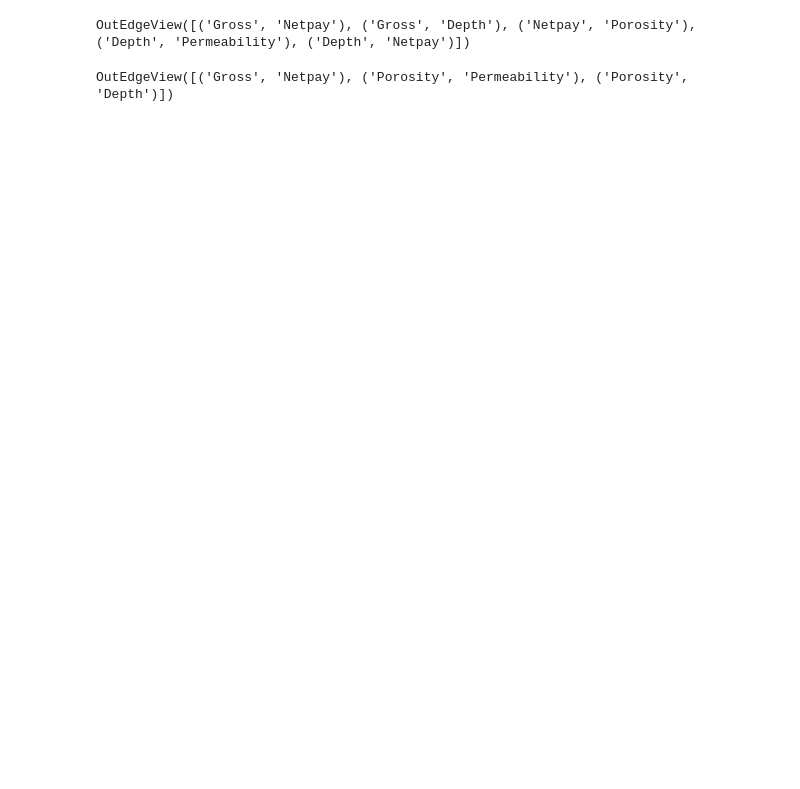
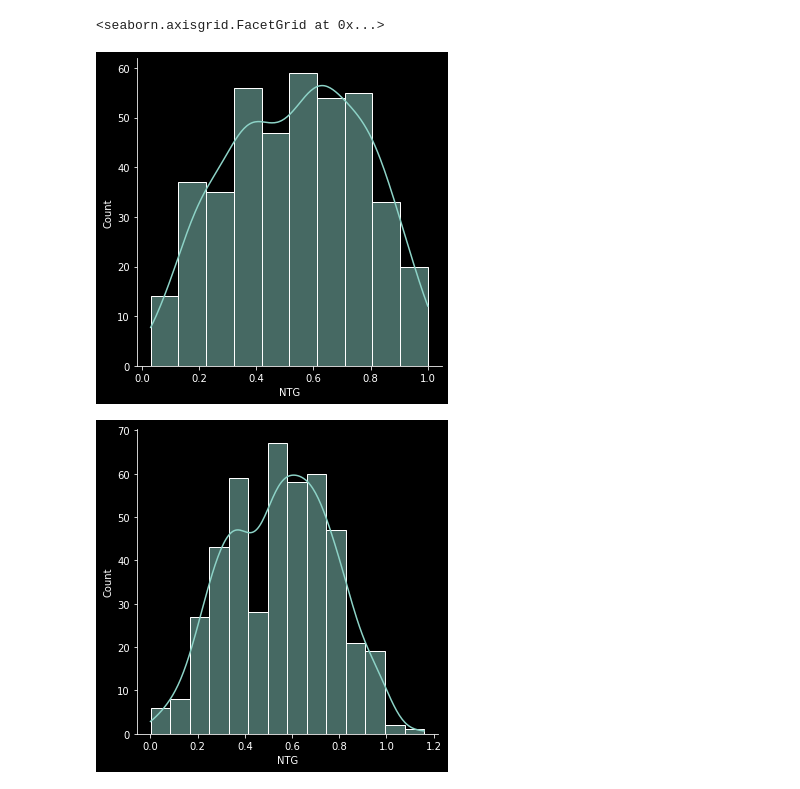
Before and after one commit to aimclub/BAMT, a Jupyter notebook: experiments/gmm_structure_learning.ipynb, the cells around one changed output. Saved outputs shown, nothing was run; the diff lists cells and outputs as text; code cells hidden in the pictures; blank space fills up the shorter version.

Commit message:
update experiments and scoring

```diff
--- a/experiments/gmm_structure_learning.ipynb
+++ b/experiments/gmm_structure_learning.ipynb
@@ -111,4 +104,0 @@ best_model_gmm_score = hc_gmm_score.estimate(
-# %%
-best_model_gmm_score.edges()
-# %% [output]
-OutEdgeView([('Gross', 'Netpay'), ('Gross', 'Depth'), ('Netpay', 'Porosity'), ('Depth', 'Permeability'), ('Depth', 'Netpay')])
@@ -119,4 +105,20 @@ best_model_gmm_score_K2 = hc_gmm_score_K2.estimate(
-# %%
-best_model_gmm_score_K2.edges()
-# %% [output]
-OutEdgeView([('Gross', 'Netpay'), ('Porosity', 'Permeability'), ('Porosity', 'Depth')])
+# %%
+bn_gmm = Nets.ContinuousBN(use_mixture=True)
+bn_g = Nets.ContinuousBN(use_mixture=False)
+bn_g.add_nodes(p.info)
+
+bn_gmm.add_nodes(p.info)
+bn_gmm.add_edges(data, scoring_function=('K2', BICGMM))
+# %%
+bn_gmm.fit_parameters(data)
+# %%
+sample = bn_gmm.sample(500)
+# %%
+sample = sample[(sample > 0).all(1)]
+# %%
+sns.displot(data['NTG'], kde=True)
+sns.displot(sample['NTG'], kde=True)
+# %% [output]
+<seaborn.axisgrid.FacetGrid at 0x...>
+[figure, added]
+[figure, added]
```
Also changed, not shown: parts of 48 cells of this notebook, 3 other files.
